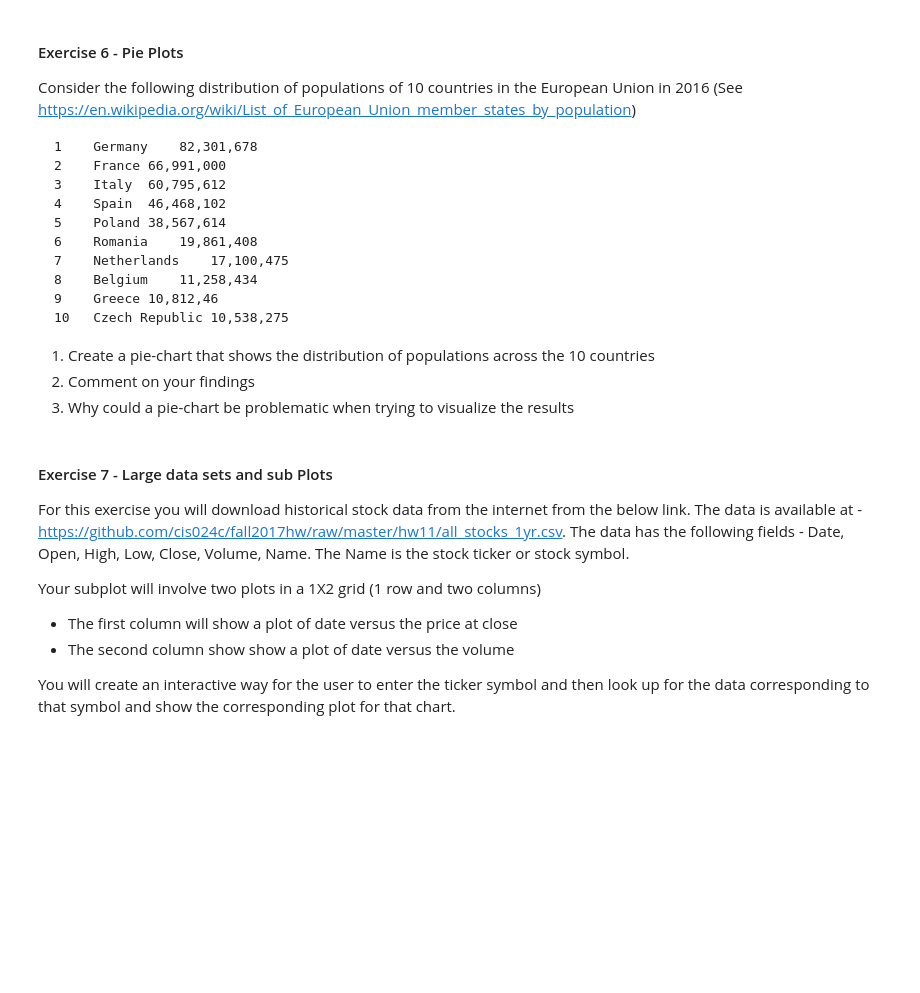
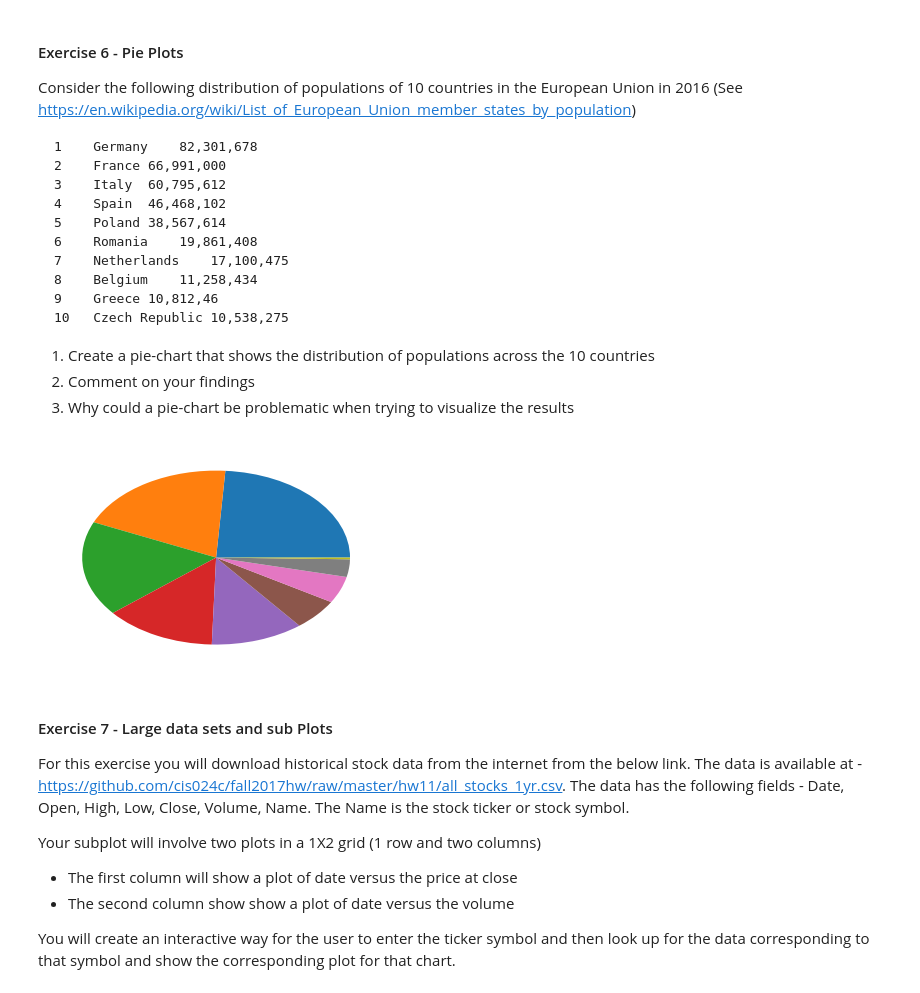
Before and after one commit to ygperez/CIS-024C-HW, a Jupyter notebook: hw11.ipynb, the cells around one changed output. Cells and saved outputs as stored; diff of their text form; code cells hidden in the pictures; blank space fills up the shorter version.

```diff
--- a/hw11.ipynb
+++ b/hw11.ipynb
@@ -255,6 +253,15 @@ Consider the following distribution of populations of 10 countries in the Europe
 1. Create a pie-chart that shows the distribution of populations across the 10 countries
 2. Comment on your findings
 3. Why could a pie-chart be problematic when trying to visualize the results
+# %%
+import matplotlib.pyplot as plt
+population = [82301678,66991000, 60795612, 46469102, 38567614, 19861408,17100475,11258434,1081246]
+regions = ["Germany","France","Italy", "Spain","Poland", "Romania", "Netherlands", "Belgium", "Greece", "Czech Republic"]
+
+plt.pie(population)
+plt.show()
+# %% [output]
+[figure, added]
 # %% [markdown]
 #### Exercise 7 -  Large data sets and sub Plots
 
```
Also changed, not shown: parts of 7 cells of this notebook.
